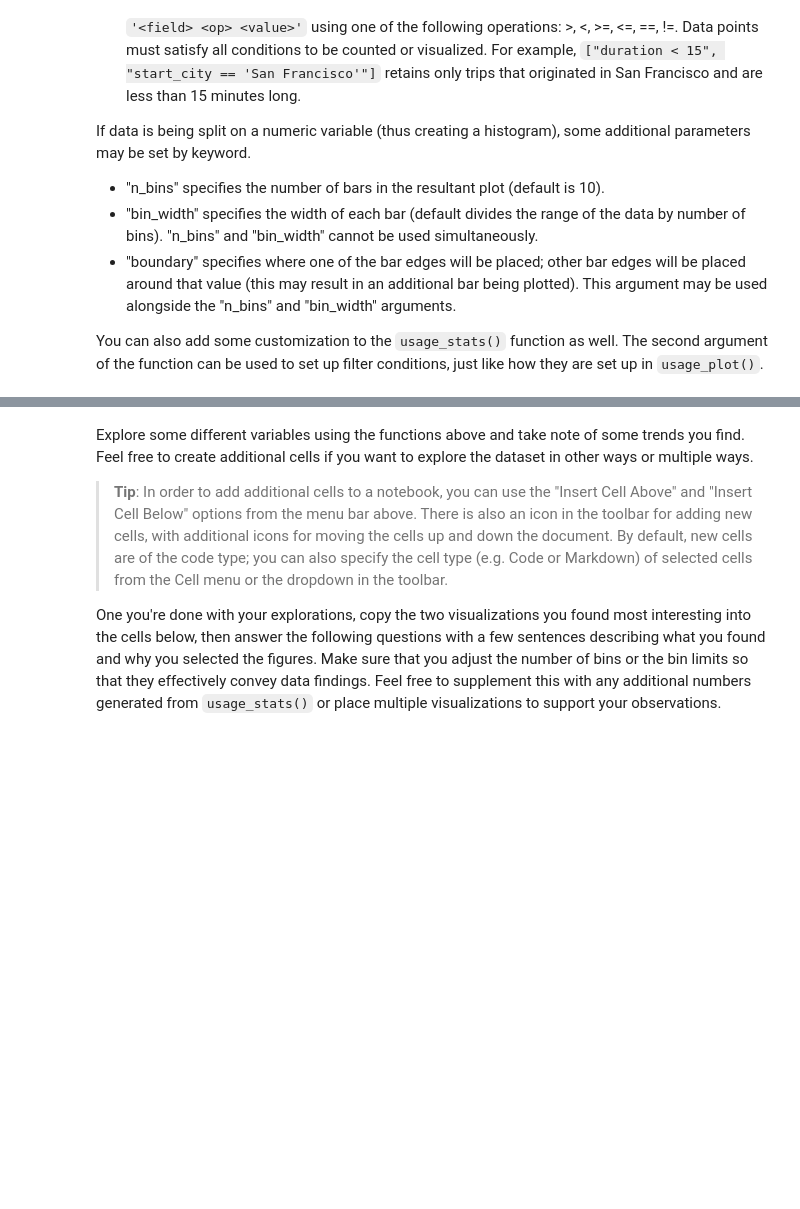
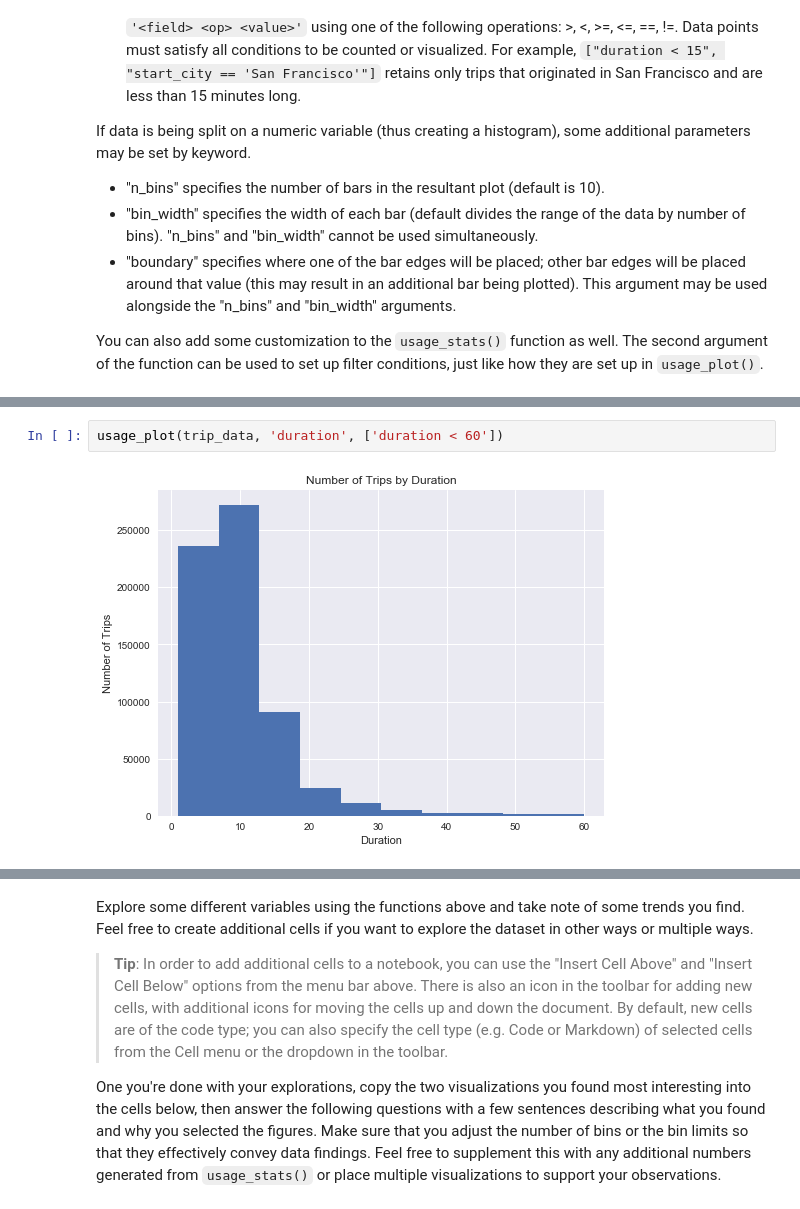
Before and after one commit to yaskyj/bay-area-bike-share, a Jupyter notebook: Bay_Area_Bike_Share_Analysis.ipynb, the cells around one changed output, grey strips where cells are left out. Cells and saved outputs as stored; diff of their text form; blank space fills up the shorter version.

```diff
--- a/Bay_Area_Bike_Share_Analysis.ipynb
+++ b/Bay_Area_Bike_Share_Analysis.ipynb
@@ -290,0 +311,4 @@ usage_plot(trip_data)
+# %%
+usage_plot(trip_data, 'duration', ['duration < 60'])
+# %% [output]
+[figure, added]
```
Also changed, not shown: parts of 19 cells of this notebook.
